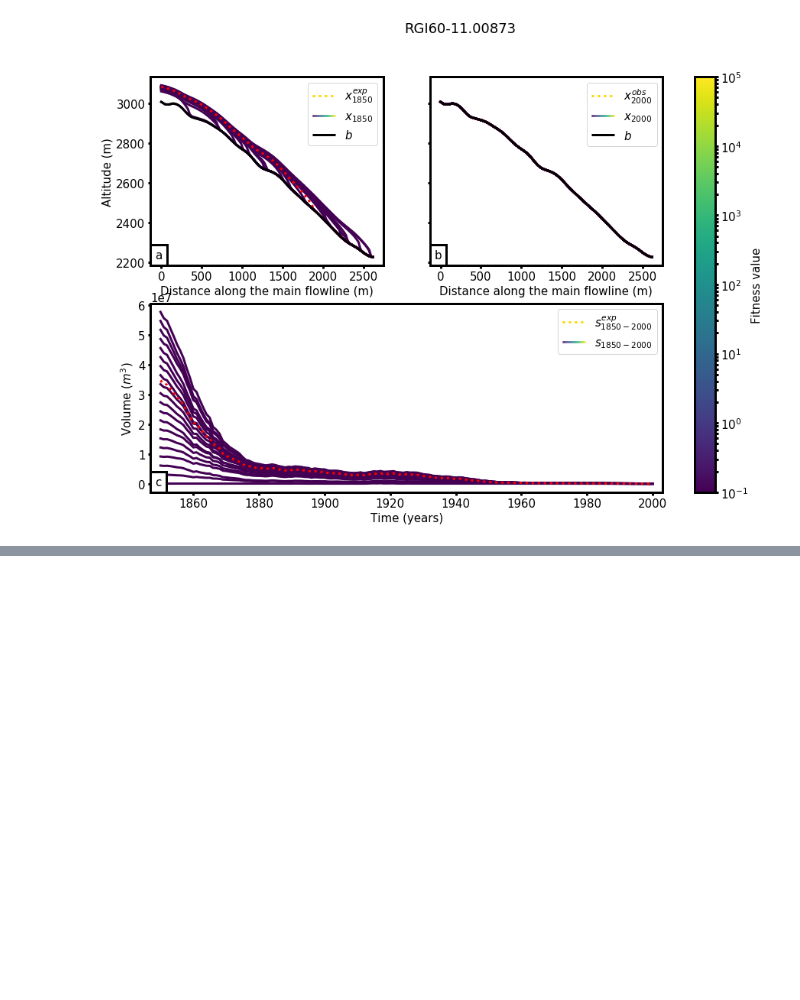
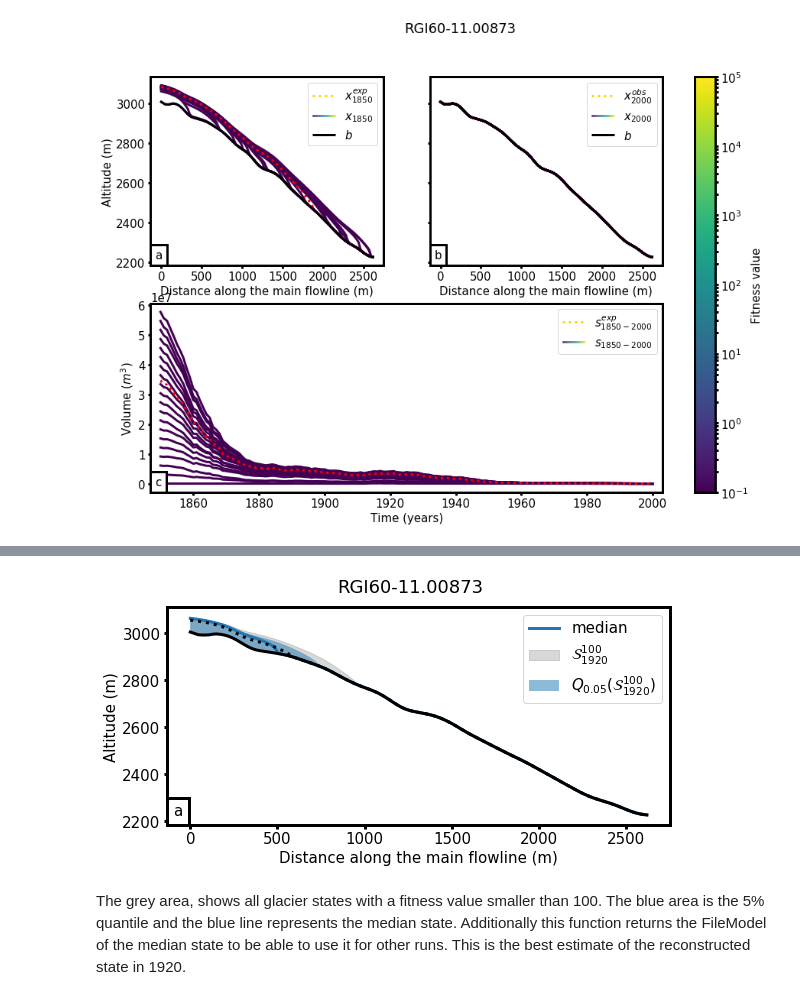
Before and after one commit to OGGM/initialization, a Jupyter notebook: example.ipynb, the cells around one changed output, grey strips where cells are left out. Saved outputs shown, nothing was run; the diff lists cells and outputs as text; code cells hidden in the pictures; blank space fills up the shorter version.

```diff
--- a/example.ipynb
+++ b/example.ipynb
@@ -170,0 +211,6 @@ plot_surface(gdir,results, ex_mod,1950,cfg.PATHS['plot_dir'])
+# %%
+med_mod = plot_median(gdir,results,ex_mod,1920, cfg.PATHS['plot_dir'])
+# %% [output]
+[figure, added]
+# %% [markdown]
+The grey area, shows all glacier states with a fitness value smaller than 100. The blue area is the 5% quantile and the blue line represents the median state. Additionally this function returns the FileModel of the median state to be able to use it for other runs. This is the best estimate of the reconstructed state in 1920.
```
Also changed, not shown: parts of 13 cells of this notebook, 2 other files.
